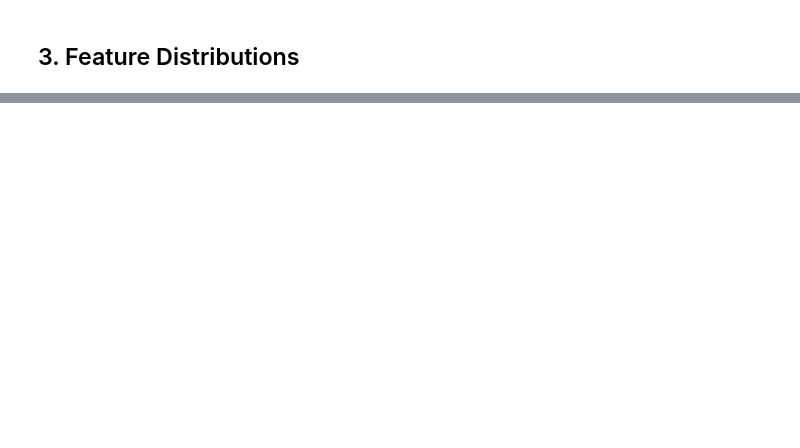
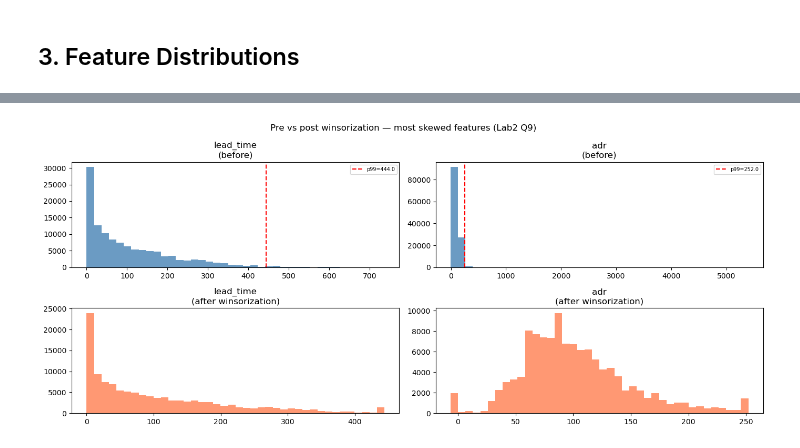
Before and after one commit to nmn0gueira/hotel-booking-ml, a Jupyter notebook: notebooks/01_eda.ipynb, the cells around one changed output, grey strips where cells are left out. Saved outputs shown, nothing was run; the diff lists cells and outputs as text; code cells hidden in the pictures; blank space fills up the shorter version.

```diff
--- a/notebooks/01_eda.ipynb
+++ b/notebooks/01_eda.ipynb
@@ -83,3 +173,28 @@ print(skew.round(2))
+# %%
+from src.preprocessing import WINSOR_CONFIG
+
+winsor_cols_present = [c for c in WINSOR_CONFIG if c in df.columns]
+fig, axes = plt.subplots(2, len(winsor_cols_present), figsize=(14, 6))
+
+for j, col in enumerate(winsor_cols_present):
+    q = WINSOR_CONFIG[col]
+    bound = float(np.quantile(df[col].dropna().values, q))
+    winsorized = df[col].clip(upper=bound)
+
+    axes[0, j].hist(df[col].dropna(), bins=40, color='steelblue', alpha=0.8)
+    axes[0, j].axvline(bound, color='red', linestyle='--',
+                       label=f'p{int(q*100)}={bound:.1f}')
+    axes[0, j].set_title(f'{col}\n(before)')
+    axes[0, j].legend(fontsize=7)
+
+    axes[1, j].hist(winsorized, bins=40, color='coral', alpha=0.8)
+    axes[1, j].set_title(f'{col}\n(after winsorization)')
+
+plt.suptitle('Pre vs post winsorization — most skewed features (Lab2 Q9)')
+plt.tight_layout()
+plt.show()
+# %% [output]
+[figure, added]
 # %%
 cat_features = [c for c in CATEGORICAL_FEATURES if c in df.columns]
 fig, axes = plt.subplots(2, 3, figsize=(14, 8))
```
Also changed, not shown: parts of 24 cells of this notebook, 4 other files.
